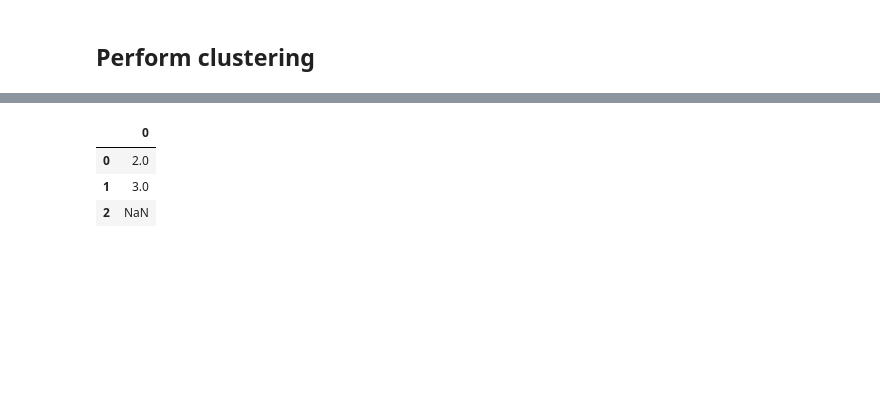
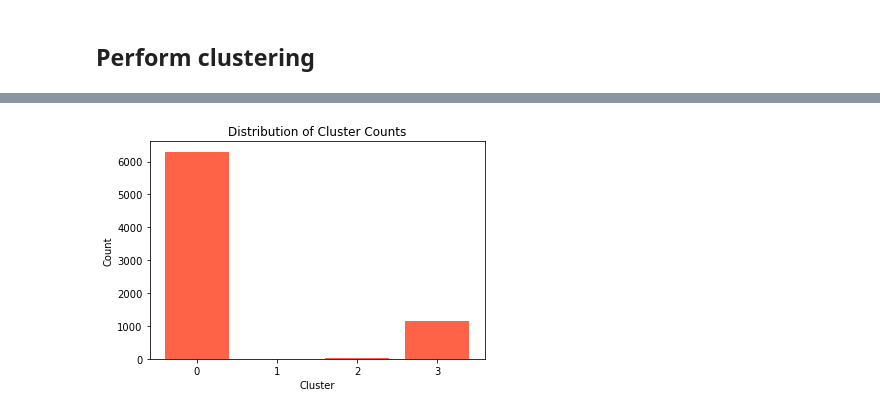
Before and after one commit to tracywang021/IEORE4571-Project, a Jupyter notebook: kmeans_clustering.ipynb, the cells around one changed output, grey strips where cells are left out. Cells and saved outputs as stored; diff of their text form; code cells hidden in the pictures; blank space fills up the shorter version.

Commit message:
add util functions and update kmeans notebook

```diff
--- a/kmeans_clustering.ipynb
+++ b/kmeans_clustering.ipynb
@@ -74,8 +77,9 @@ plot_distortions(k_upper, distortions)
 # %%
-a = pd.DataFrame([1,2,3])
-a.shift(-1)
+# perform kmeans with optimal k=4
+opt_k = 4
+labels = single_kmeans(opt_k, X)
+# plot distribution of labels
+plot_label_distr(labels)
+# note:the clusters are very imbalanced -> maybe need a way to improve later
 # %% [output]
-|  | 0 |
-| 0 | 2.0 |
-| 1 | 3.0 |
-| 2 | NaN |
+[figure, added]
```
Also changed, not shown: parts of 5 cells of this notebook, 2 other files.
